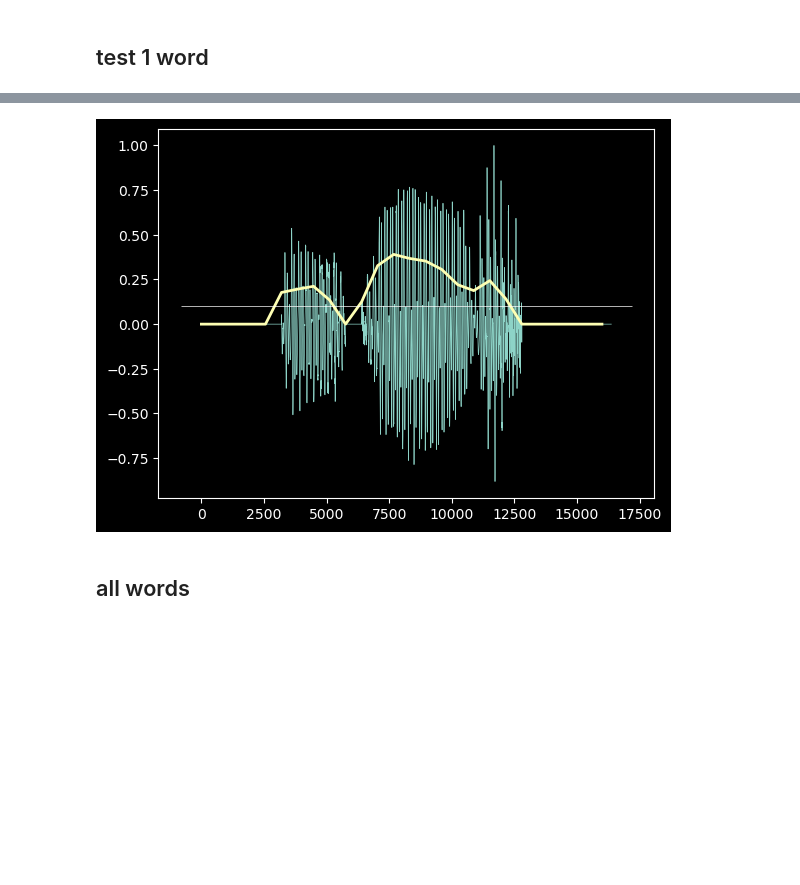
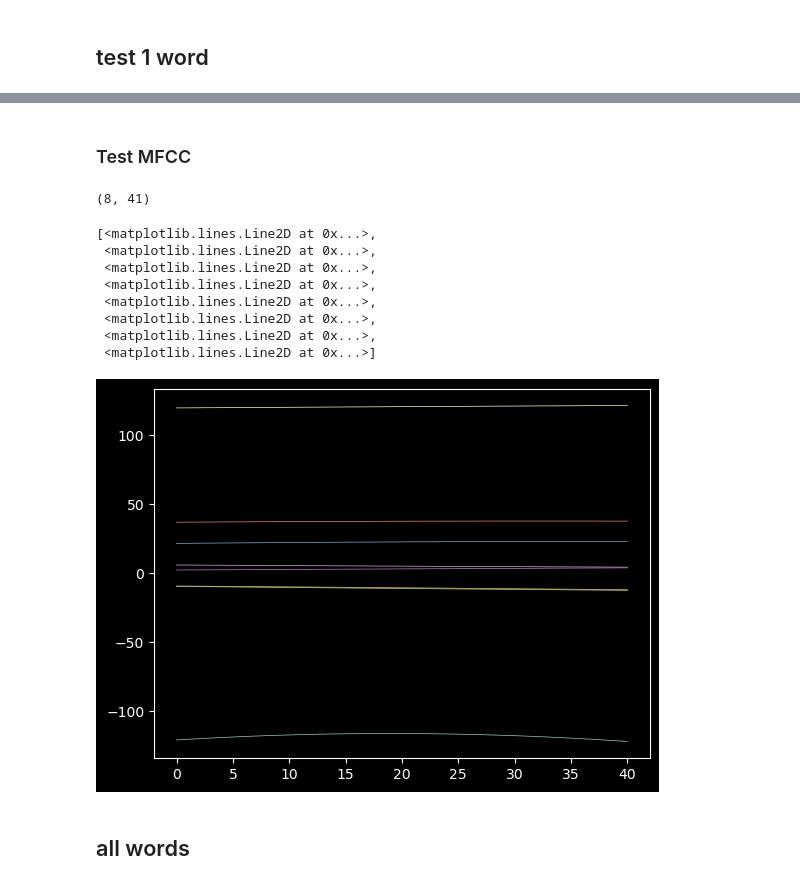
Before and after one commit to TobiasBjork/VowelProject, a Jupyter notebook: segments_NCC.ipynb, the cells around one changed output, grey strips where cells are left out. Drawn from its saved outputs; the diff is of its cells as text; code cells hidden in the pictures; blank space fills up the shorter version.

```diff
--- a/segments_NCC.ipynb
+++ b/segments_NCC.ipynb
@@ -162,8 +181,0 @@ plt.legend()
-# %%
-reload(tools)
-plt.plot(x)
-plt.plot(f_start, [tools.vol(f) for f in frames], linewidth=2)
-plt.hlines(0.1, *plt.xlim())
-plt.show()
-# %% [output]
-[figure, removed]
@@ -170,2 +185,21 @@ plt.show()
+# %% [markdown]
+### Test MFCC
+# %%
+mfcc_frames = feature.mfcc(y=f, sr=Fs, n_mfcc=8, hop_length=8)
+
+print(mfcc_frames.shape)
+plt.figure()
+plt.plot(mfcc_frames.T)
+# %% [output]
+(8, 41)
+[<matplotlib.lines.Line2D at 0x...>,
+ <matplotlib.lines.Line2D at 0x...>,
+ <matplotlib.lines.Line2D at 0x...>,
+ <matplotlib.lines.Line2D at 0x...>,
+ <matplotlib.lines.Line2D at 0x...>,
+ <matplotlib.lines.Line2D at 0x...>,
+ <matplotlib.lines.Line2D at 0x...>,
+ <matplotlib.lines.Line2D at 0x...>]
+[figure, added]
 # %% [markdown]
 ## all words
```
Also changed, not shown: parts of 5 cells of this notebook, 4 other files.
